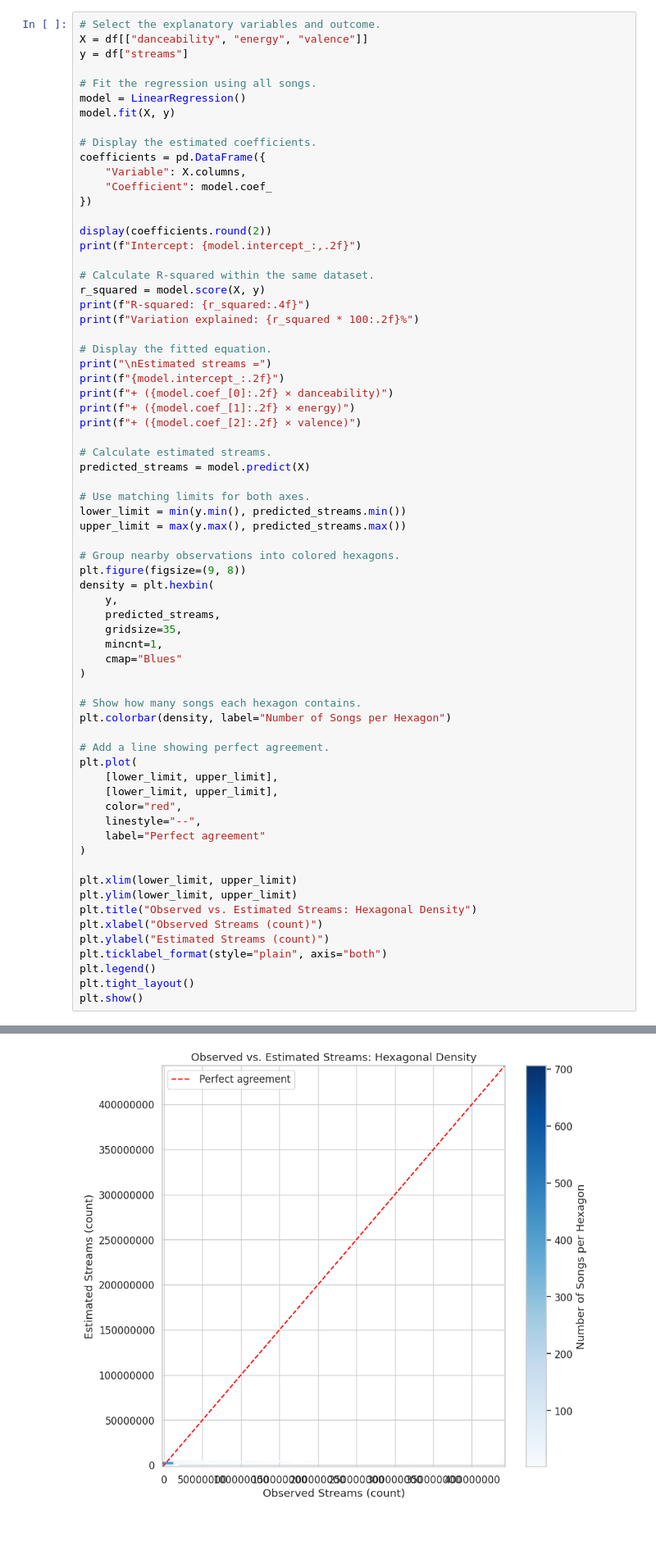
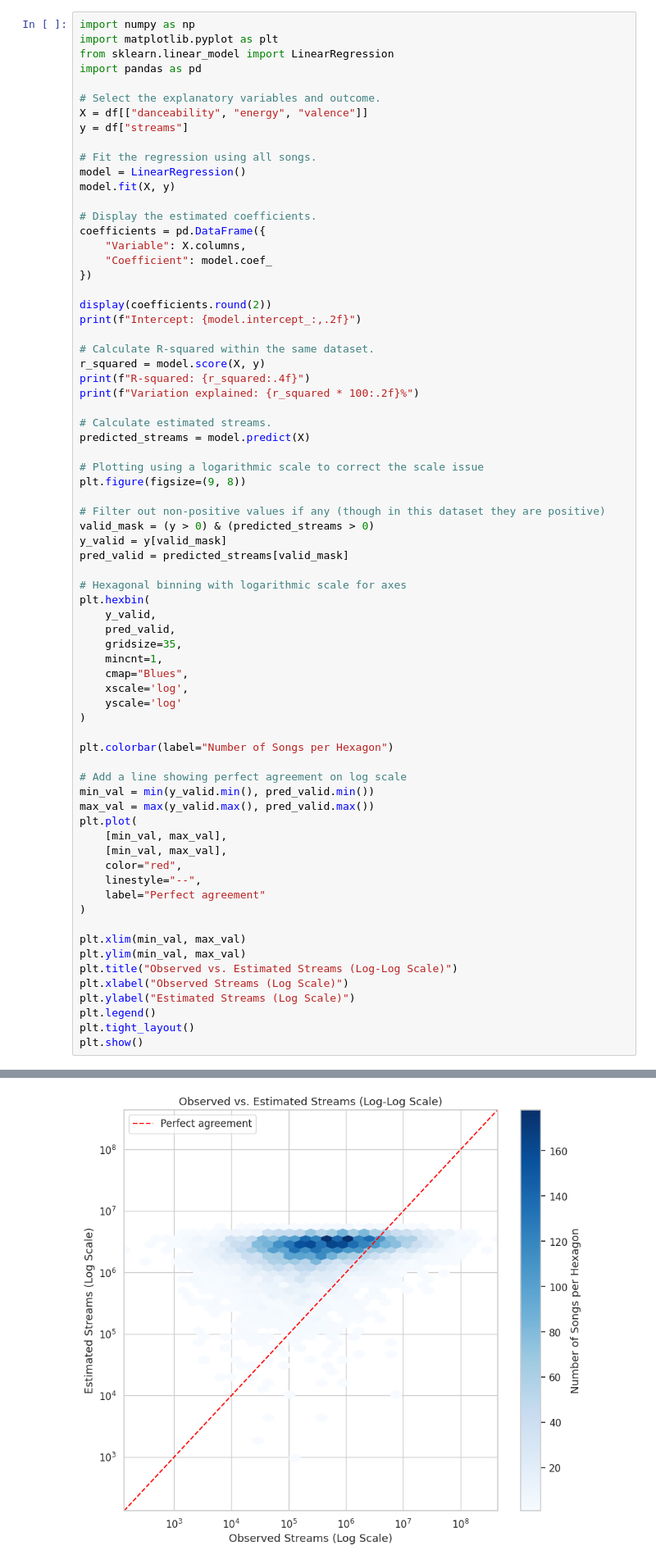
Before and after one commit to a01286849-glitch/damian-garza-kosikova-A01286849, a Jupyter notebook: A10final.ipynb, the cells around one changed output, grey strips where cells are left out. Shown at 82% size. Cells and saved outputs as stored; diff of their text form; blank space fills up the shorter version.

```diff
--- a/A10final.ipynb
+++ b/A10final.ipynb
@@ -469,6 +467,11 @@ This grouping reduces the overlap that occurs when displaying 10,000 individual
 
 ### Figure 8: Observed vs. Estimated Streams
 # %%
+import numpy as np
+import matplotlib.pyplot as plt
+from sklearn.linear_model import LinearRegression
+import pandas as pd
+
 # Select the explanatory variables and outcome.
 X = df[["danceability", "energy", "valence"]]
 y = df["streams"]
@@ -491,48 +494,46 @@ r_squared = model.score(X, y)
 print(f"R-squared: {r_squared:.4f}")
 print(f"Variation explained: {r_squared * 100:.2f}%")
 
-# Display the fitted equation.
-print("\nEstimated streams =")
-print(f"{model.intercept_:.2f}")
-print(f"+ ({model.coef_[0]:.2f} × danceability)")
-print(f"+ ({model.coef_[1]:.2f} × energy)")
-print(f"+ ({model.coef_[2]:.2f} × valence)")
-
 # Calculate estimated streams.
 predicted_streams = model.predict(X)
 
-# Use matching limits for both axes.
-lower_limit = min(y.min(), predicted_streams.min())
-upper_limit = max(y.max(), predicted_streams.max())
+# Plotting using a logarithmic scale to correct the scale issue
+plt.figure(figsize=(9, 8))
 
-# Group nearby observations into colored hexagons.
-plt.figure(figsize=(9, 8))
-density = plt.hexbin(
-    y,
-    predicted_streams,
+# Filter out non-positive values if any (though in this dataset they are positive)
+valid_mask = (y > 0) & (predicted_streams > 0)
+y_valid = y[valid_mask]
+pred_valid = predicted_streams[valid_mask]
+
+# Hexagonal binning with logarithmic scale for axes
+plt.hexbin(
+    y_valid,
+    pred_valid,
     gridsize=35,
     mincnt=1,
-    cmap="Blues"
+    cmap="Blues",
+    xscale='log',
+    yscale='log'
 )
 
-# Show how many songs each hexagon contains.
-plt.colorbar(density, label="Number of Songs per Hexagon")
+plt.colorbar(label="Number of Songs per Hexagon")
 
-# Add a line showing perfect agreement.
+# Add a line showing perfect agreement on log scale
+min_val = min(y_valid.min(), pred_valid.min())
+max_val = max(y_valid.max(), pred_valid.max())
 plt.plot(
-    [lower_limit, upper_limit],
-    [lower_limit, upper_limit],
+    [min_val, max_val],
+    [min_val, max_val],
     color="red",
     linestyle="--",
     label="Perfect agreement"
 )
 
-plt.xlim(lower_limit, upper_limit)
-plt.ylim(lower_limit, upper_limit)
-plt.title("Observed vs. Estimated Streams: Hexagonal Density")
-plt.xlabel("Observed Streams (count)")
-plt.ylabel("Estimated Streams (count)")
-plt.ticklabel_format(style="plain", axis="both")
+plt.xlim(min_val, max_val)
+plt.ylim(min_val, max_val)
+plt.title("Observed vs. Estimated Streams (Log-Log Scale)")
+plt.xlabel("Observed Streams (Log Scale)")
+plt.ylabel("Estimated Streams (Log Scale)")
 plt.legend()
 plt.tight_layout()
 plt.show()
@@ -553,4 +548,4 @@ Estimated streams =
-[figure, old version]
+[figure, new version]
 # %% [markdown]
 ### Estimated Equation
 
```
Also changed, not shown: parts of 10 cells of this notebook.
